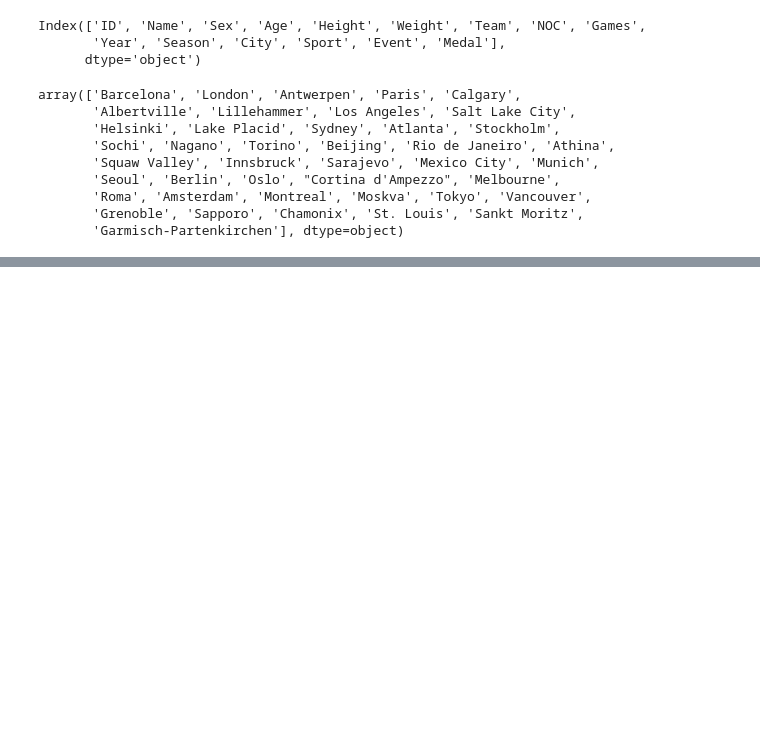
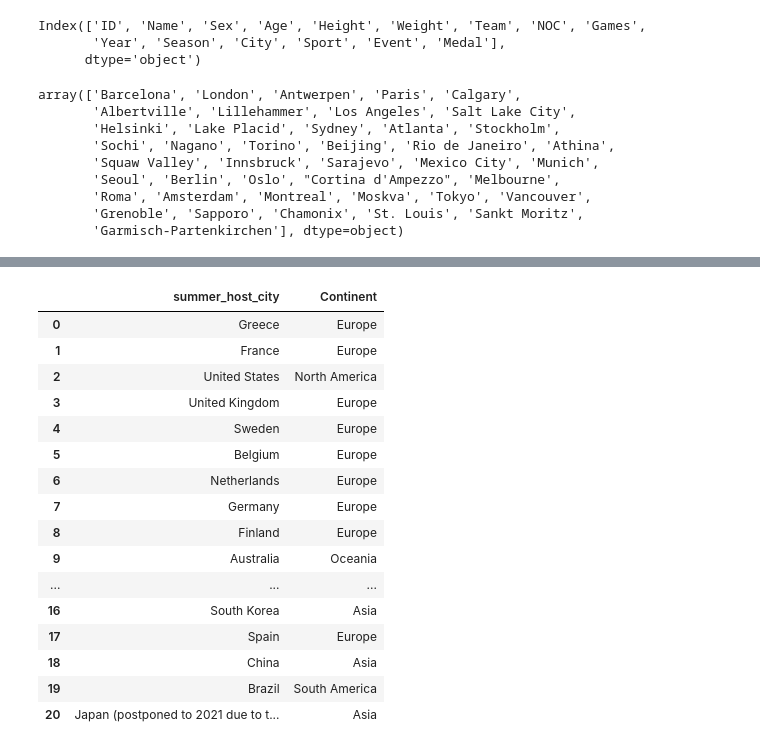
Before and after one commit to kfrogb/EDA-Project1, a Jupyter notebook: continant_olympic_map.ipynb, the cells around one changed output, grey strips where cells are left out. Saved outputs shown, nothing was run; the diff lists cells and outputs as text; code cells hidden in the pictures; blank space fills up the shorter version.

```diff
--- a/continant_olympic_map.ipynb
+++ b/continant_olympic_map.ipynb
@@ -53,3 +55,24 @@ summer_host_data.head()
+# %%
+summer_host_data_clean = summer_host_data.dropna()
+summer_host_data_clean
+# %% [output]
+|  | summer_host_city | Continent |
+| 0 | Greece | Europe |
+| 1 | France | Europe |
+| 2 | United States | North America |
+| 3 | United Kingdom | Europe |
+| 4 | Sweden | Europe |
+| 5 | Belgium | Europe |
+| 6 | Netherlands | Europe |
+| 7 | Germany | Europe |
+| 8 | Finland | Europe |
+| 9 | Australia | Oceania |
+| ... | ... | ... |
+| 16 | South Korea | Asia |
+| 17 | Spain | Europe |
+| 18 | China | Asia |
+| 19 | Brazil | South America |
+| 20 | Japan (postponed to 2021 due to t... | Asia |
 # %%
 winter_host_data = pd.read_csv("winter_host_cities.csv")
 winter_host_data.head()
```
Also changed, not shown: parts of 8 cells of this notebook, 11 other files.
